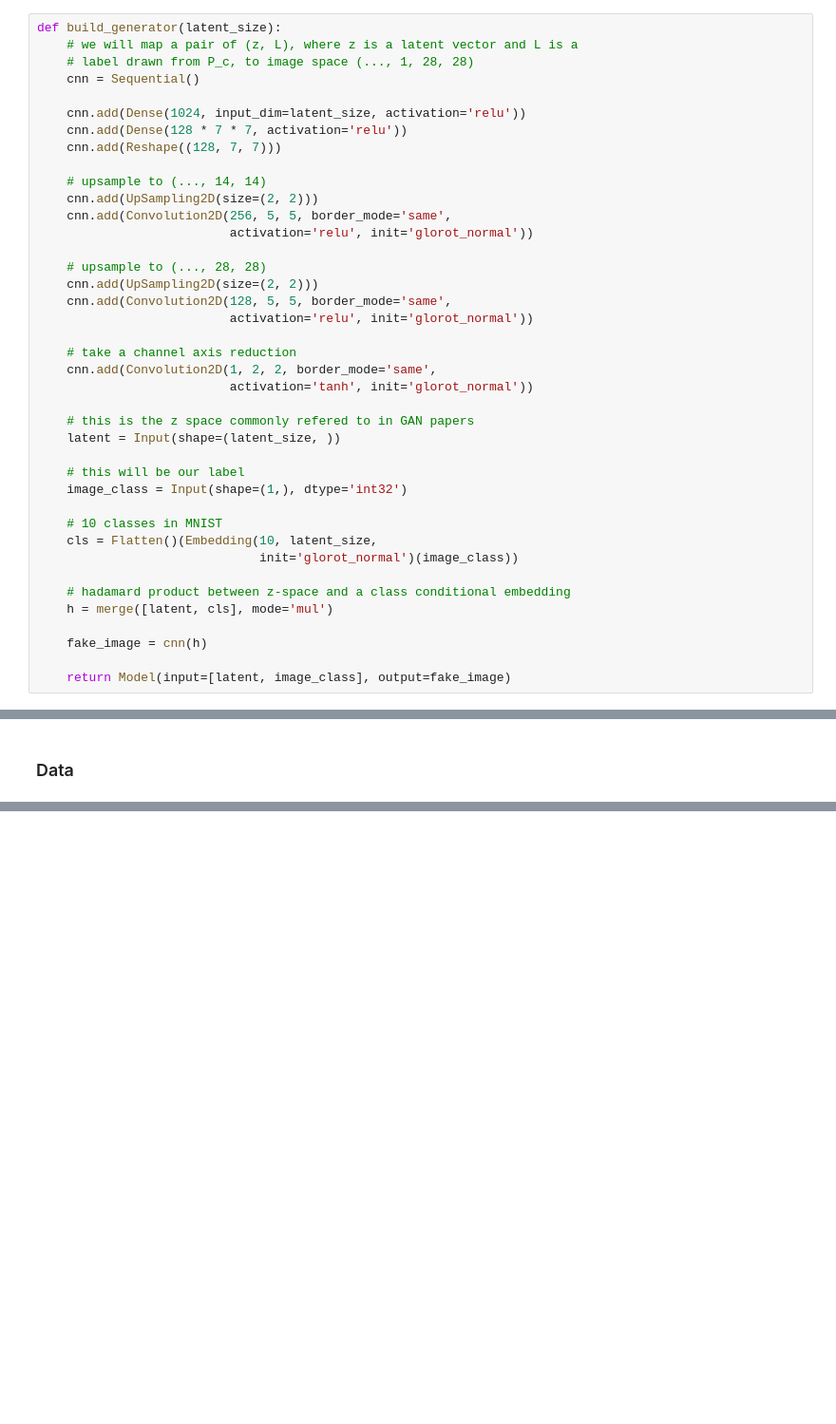
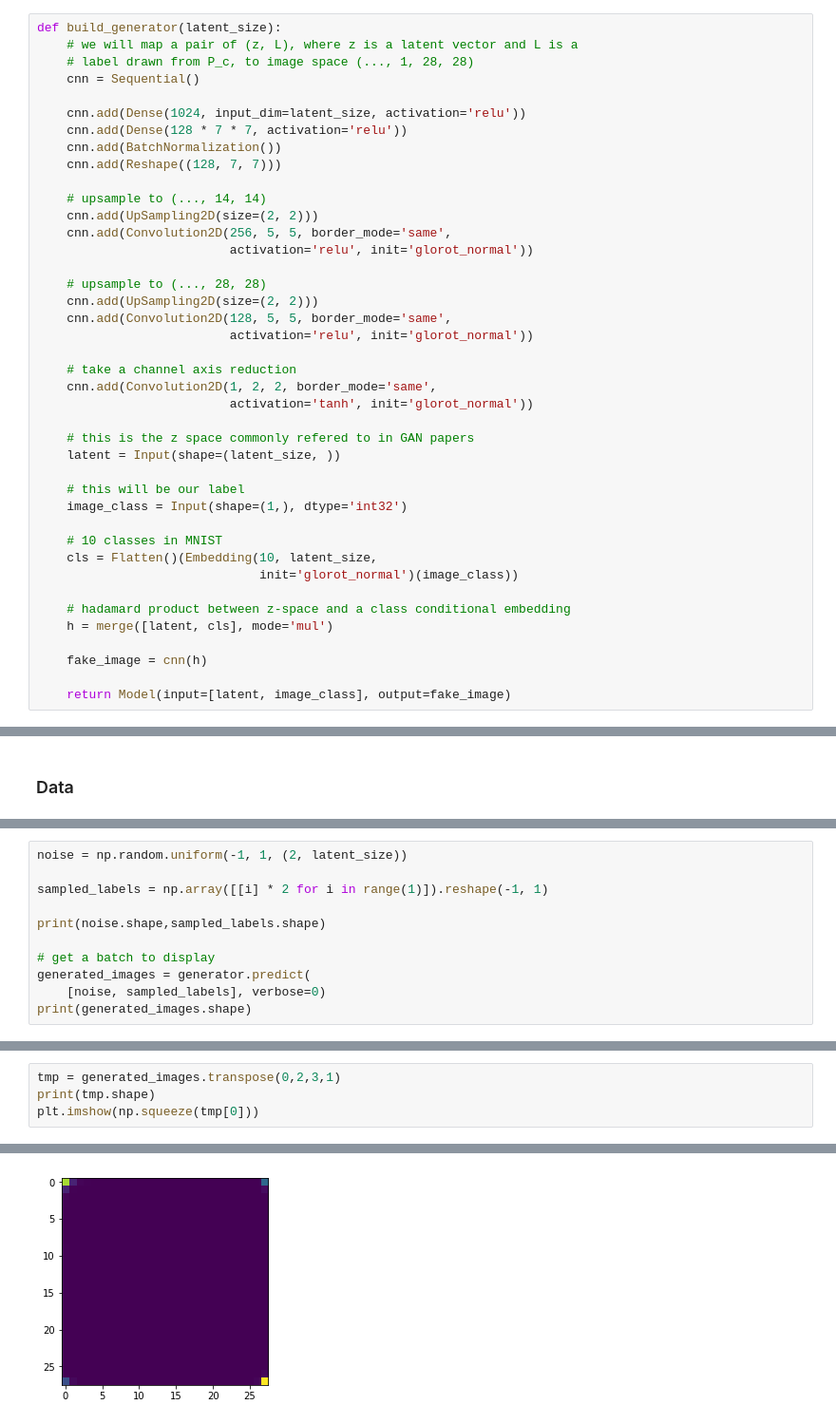
Before and after one commit to mbhuber/Insight-AI-Project, a Jupyter notebook: keras/keras_ac-gan_MNIST.ipynb, the cells around one changed output, grey strips where cells are left out. Shown: that part at 95% size. Cells and saved outputs as stored; diff of their text form; blank space fills up the shorter version.

```diff
--- a/keras/keras_ac-gan_MNIST.ipynb
+++ b/keras/keras_ac-gan_MNIST.ipynb
@@ -60,6 +61,7 @@ def build_generator(latent_size):
 
     cnn.add(Dense(1024, input_dim=latent_size, activation='relu'))
     cnn.add(Dense(128 * 7 * 7, activation='relu'))
+    cnn.add(BatchNormalization())
     cnn.add(Reshape((128, 7, 7)))
 
     # upsample to (..., 14, 14)
@@ -363,0 +383,11 @@ array([[0],
+# %%
+noise = np.random.uniform(-1, 1, (2, latent_size))
+
+sampled_labels = np.array([[i] * 2 for i in range(1)]).reshape(-1, 1)
+
+print(noise.shape,sampled_labels.shape)
+
+# get a batch to display
+generated_images = generator.predict(
+    [noise, sampled_labels], verbose=0)
+print(generated_images.shape)
@@ -363,0 +397,5 @@ array([[0],
+# %%
+tmp = generated_images.transpose(0,2,3,1)
+print(tmp.shape)
+plt.imshow(np.squeeze(tmp[0]))
+# %% [output]
@@ -363,0 +404 @@ array([[0],
+[figure, added]
```
Also changed, not shown: parts of 14 cells of this notebook, 1 other file.
